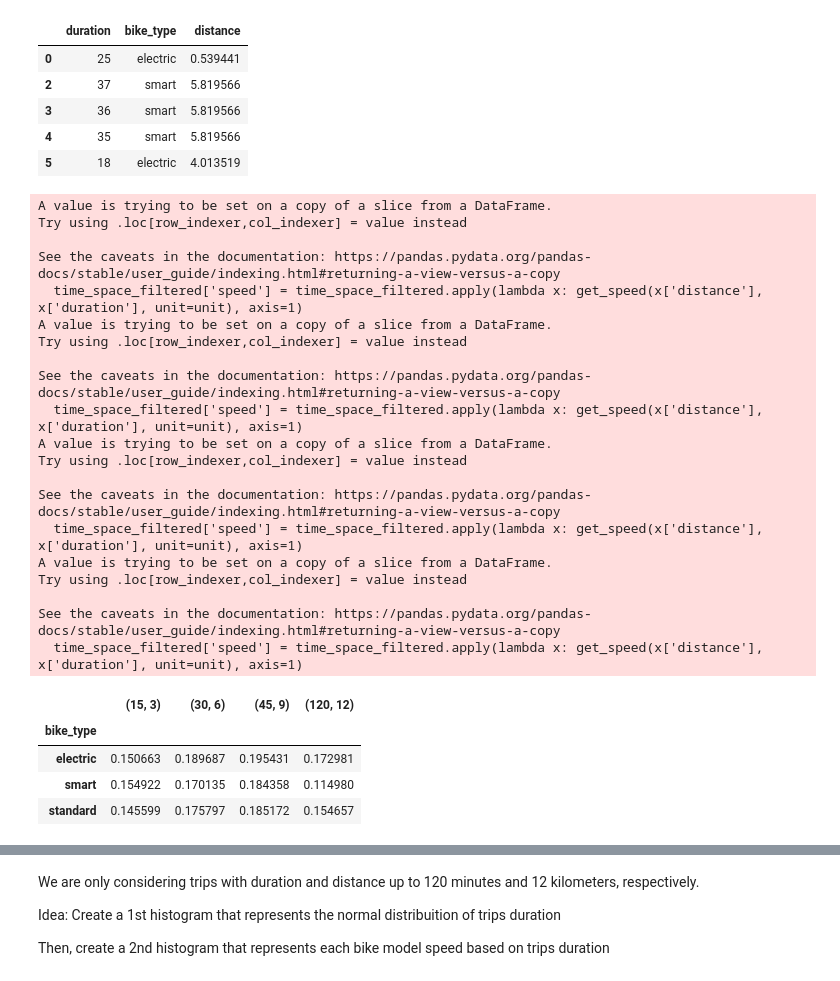
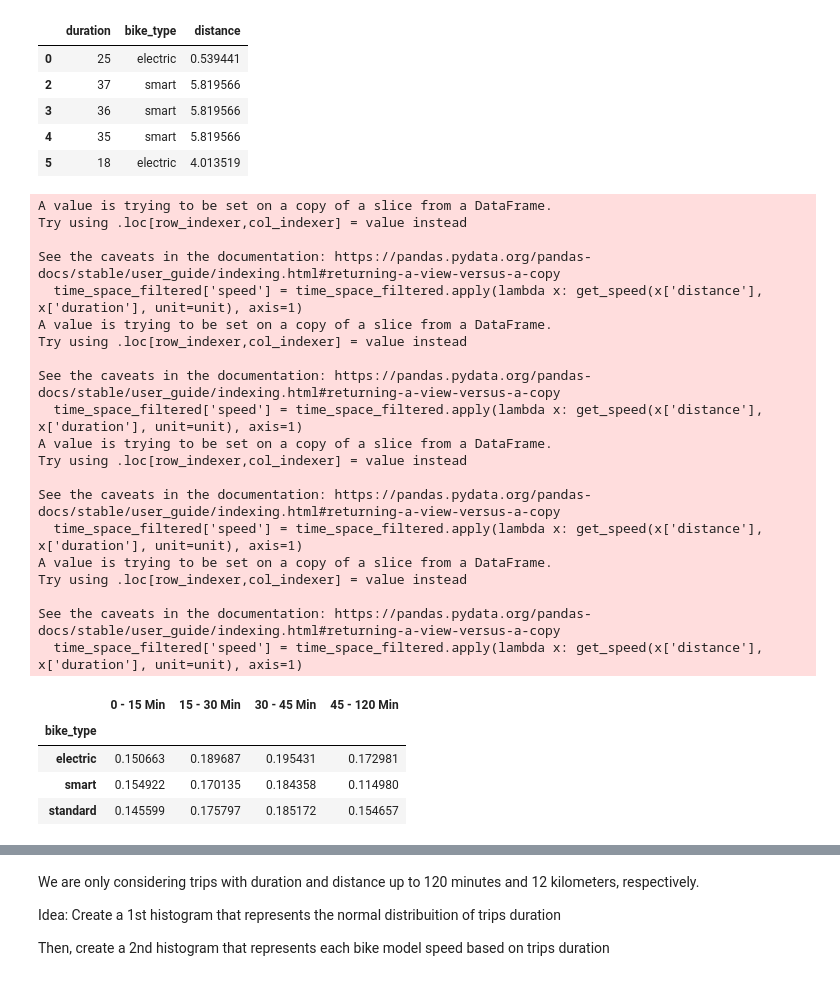
Before and after one commit to jvcanavarro/MetroBike, a Jupyter notebook: notebooks/main.ipynb, the cells around one changed output, grey strips where cells are left out. Cells and saved outputs as stored; diff of their text form; code cells hidden in the pictures.

```diff
--- a/notebooks/main.ipynb
+++ b/notebooks/main.ipynb
@@ -148,38 +148,39 @@ distance = 0
 avg_speed = pd.DataFrame()
 
 for x, y in zip(intervals, intervals[1:]):
+    title = f'{x[0]} - {y[0]} Min'
     # Loc the intervals of duration and distance in order to calculate the speed of each model at these situations
     time_space_filtered = time_space.loc[(df.duration > x[0]) & (df.duration <= y[0])
                                            & (df.distance > x[1]) & (df.distance <= y[1])]
     time_space_filtered['speed'] = time_space_filtered.apply(lambda x: get_speed(x['distance'], x['duration'], unit=unit), axis=1)
 
     bike_speed = time_space_filtered.groupby('bike_type').mean()
-    avg_speed[y] = bike_speed['speed']
+    avg_speed[title] = bike_speed['speed']
     distance += 3
 
 avg_speed
 # %% [output]
 A value is trying to be set on a copy of a slice from a DataFrame.
 Try using .loc[row_indexer,col_indexer] = value instead
 
 See the caveats in the documentation: https://pandas.pydata.org/pandas-docs/stable/user_guide/indexing.html#returning-a-view-versus-a-copy
   time_space_filtered['speed'] = time_space_filtered.apply(lambda x: get_speed(x['distance'], x['duration'], unit=unit), axis=1)
 A value is trying to be set on a copy of a slice from a DataFrame.
 Try using .loc[row_indexer,col_indexer] = value instead
 
 See the caveats in the documentation: https://pandas.pydata.org/pandas-docs/stable/user_guide/indexing.html#returning-a-view-versus-a-copy
   time_space_filtered['speed'] = time_space_filtered.apply(lambda x: get_speed(x['distance'], x['duration'], unit=unit), axis=1)
 A value is trying to be set on a copy of a slice from a DataFrame.
 Try using .loc[row_indexer,col_indexer] = value instead
 
 See the caveats in the documentation: https://pandas.pydata.org/pandas-docs/stable/user_guide/indexing.html#returning-a-view-versus-a-copy
   time_space_filtered['speed'] = time_space_filtered.apply(lambda x: get_speed(x['distance'], x['duration'], unit=unit), axis=1)
 A value is trying to be set on a copy of a slice from a DataFrame.
 Try using .loc[row_indexer,col_indexer] = value instead
 
 See the caveats in the documentation: https://pandas.pydata.org/pandas-docs/stable/user_guide/indexing.html#returning-a-view-versus-a-copy
   time_space_filtered['speed'] = time_space_filtered.apply(lambda x: get_speed(x['distance'], x['duration'], unit=unit), axis=1)
-|  | (15, 3) | (30, 6) | (45, 9) | (120, 12) |
+|  | 0 - 15 Min | 15 - 30 Min | 30 - 45 Min | 45 - 120 Min |
 | bike_type |  |  |  |  |
 | electric | 0.150663 | 0.189687 | 0.195431 | 0.172981 |
 | smart | 0.154922 | 0.170135 | 0.184358 | 0.114980 |
```
Also changed, not shown: parts of 22 cells of this notebook.
